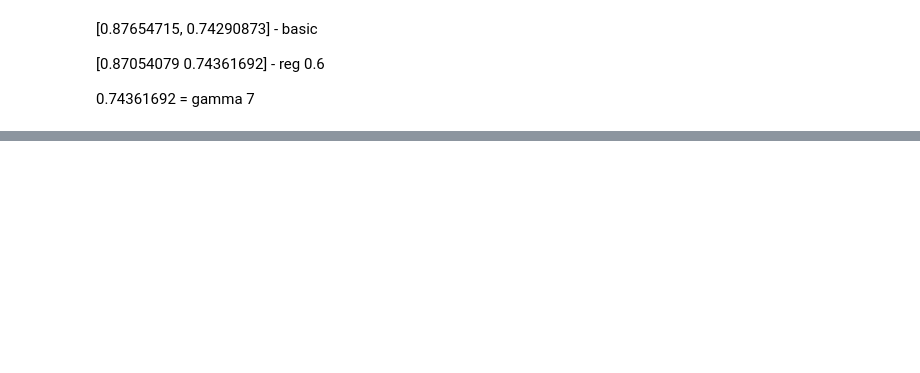
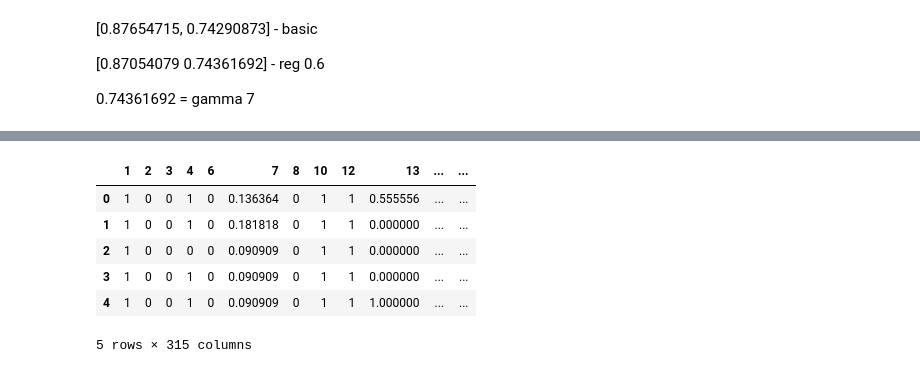
Before and after one commit to Isterikus/modulbank, a Jupyter notebook: boost.ipynb, the cells around one changed output, grey strips where cells are left out. Saved outputs shown, nothing was run; the diff lists cells and outputs as text; code cells hidden in the pictures; blank space fills up the shorter version.

```diff
--- a/boost.ipynb
+++ b/boost.ipynb
@@ -283,0 +696,5 @@ cat_feats = np.where(train.dtypes == 'object')[0].tolist()
+# %%
+lgb_m = lgb.LGBMClassifier(**params_lgb)
+lgb_m.fit(xtrain.drop(['lgb_preds', 'cat_preds'], axis=1), ytrain)
+cat_m = ctb.CatBoostClassifier(**params_cat)
+cat_m.fit(xtrain.drop(['lgb_preds', 'cat_preds'], axis=1), ytrain)
@@ -283,0 +720,5 @@ cat_feats = np.where(train.dtypes == 'object')[0].tolist()
+# %%
+xtest["lgb_preds"] = 0
+xtest["cat_preds"] = 0
+xtest['lgb_preds'] = lgb_m.predict_proba(xtest.drop(['lgb_preds', 'cat_preds'], axis=1))
+xtest['cat_preds'] = cat_m.predict_proba(xtest.drop(['lgb_preds', 'cat_preds'], axis=1))
@@ -283,0 +744,10 @@ cat_feats = np.where(train.dtypes == 'object')[0].tolist()
+# %%
+xtest.head()
+# %% [output]
+|  | 1 | 2 | 3 | 4 | 6 | 7 | 8 | 10 | 12 | 13 | ... | ... |
+| 0 | 1 | 0 | 0 | 1 | 0 | 0.136364 | 0 | 1 | 1 | 0.555556 | ... | ... |
+| 1 | 1 | 0 | 0 | 1 | 0 | 0.181818 | 0 | 1 | 1 | 0.000000 | ... | ... |
+| 2 | 1 | 0 | 0 | 0 | 0 | 0.090909 | 0 | 1 | 1 | 0.000000 | ... | ... |
+| 3 | 1 | 0 | 0 | 1 | 0 | 0.090909 | 0 | 1 | 1 | 0.000000 | ... | ... |
+| 4 | 1 | 0 | 0 | 1 | 0 | 0.090909 | 0 | 1 | 1 | 1.000000 | ... | ... |
+5 rows × 315 columns
```
Also changed, not shown: parts of 36 cells of this notebook, 29 other files.
